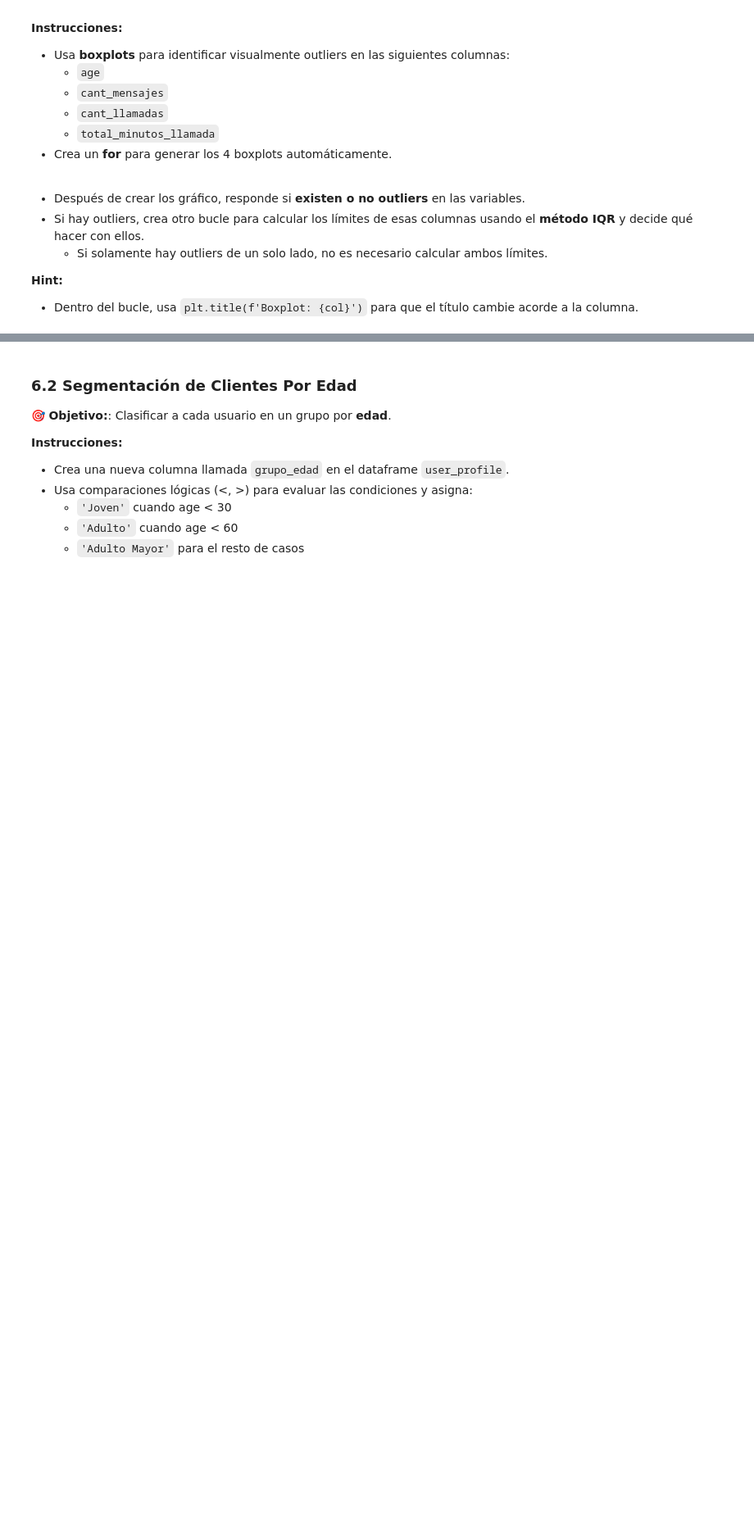
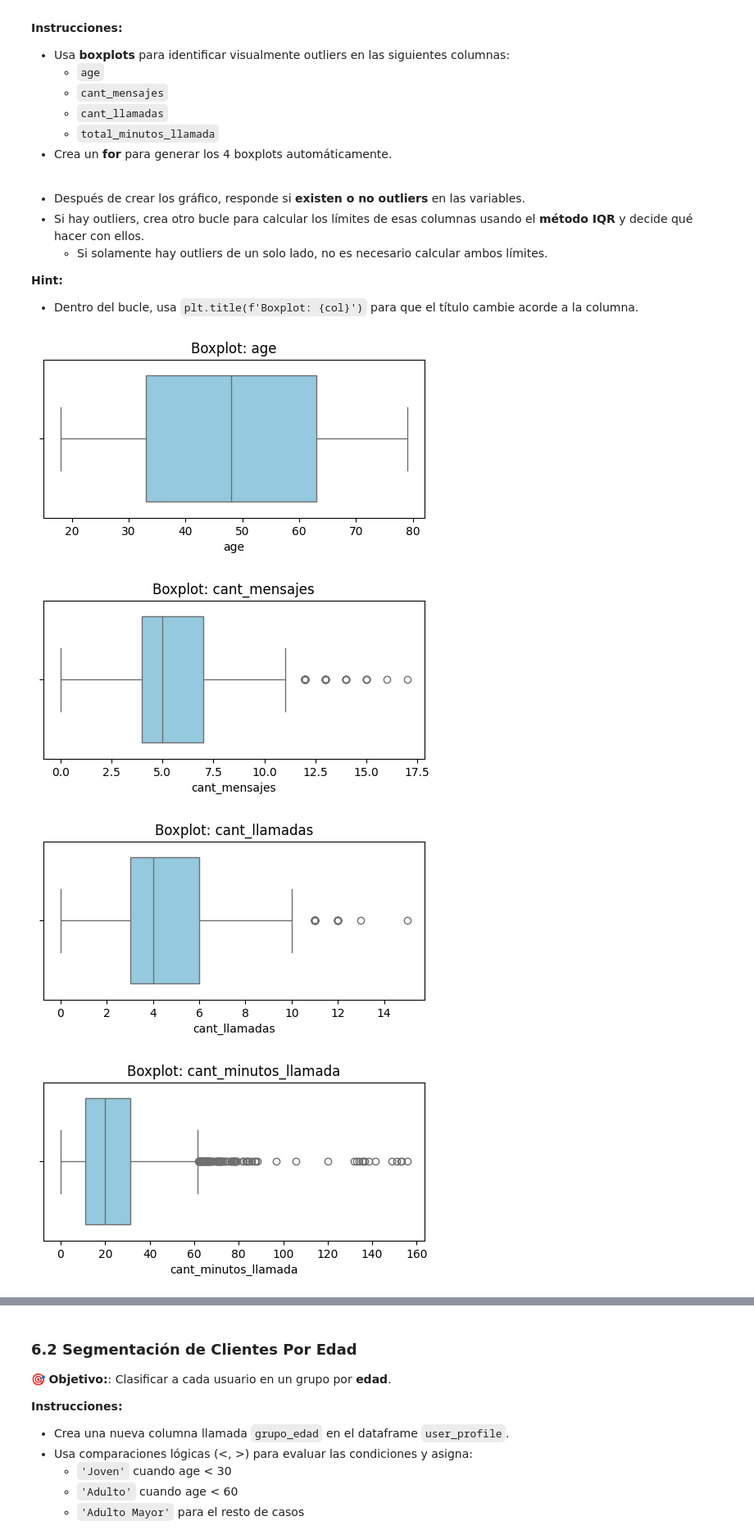
Before and after one commit to FithoGerardo/Analysis-of-a-telecommunications-company, a Jupyter notebook: Fitho_S7 Version-Estudiante-Project-ConnectaTel.ipynb, the cells around one changed output, grey strips where cells are left out. Shown at 82% size. Saved outputs shown, nothing was run; the diff lists cells and outputs as text; code cells hidden in the pictures; blank space fills up the shorter version.

Commit message:
boxplots y análisis IQR

```diff
--- a/Fitho_S7 Version-Estudiante-Project-ConnectaTel.ipynb
+++ b/Fitho_S7 Version-Estudiante-Project-ConnectaTel.ipynb
@@ -1119,0 +1150,6 @@ user_profile.shape
+# %%
+profile_cols = ['cant_mensajes', 'cant_llamadas', 'cant_minutos_llamada']
+
+for col in profile_cols:
+  print(f"Filas en 0 de columna: {col}")
+  display(user_profile.loc[user_profile[col] == 0].shape)
@@ -1343,6 +1386,20 @@ Detectar valores extremos en las variables clave de **uso** y **clientes** que p
 # %%
 # Visualizando usando BoxPlot
 columnas_numericas = ['age', 'cant_mensajes', 'cant_llamadas', 'cant_minutos_llamada']
 
-for
+for col in columnas_numericas:
+
+    plt.figure(figsize=(6,2.5))
+
+    sns.boxplot(data=user_profile, x=col, color='skyblue')
+
+    plt.title(f'Boxplot: {col}')
+    plt.xlabel(col)
+    plt.savefig(f'boxplot_{col}.png',dpi=77)
+    plt.show()
+# %% [output]
+[figure, added]
+[figure, added]
+[figure, added]
+[figure, added]
 # %% [markdown]
```
Also changed, not shown: parts of 6 cells of this notebook.
